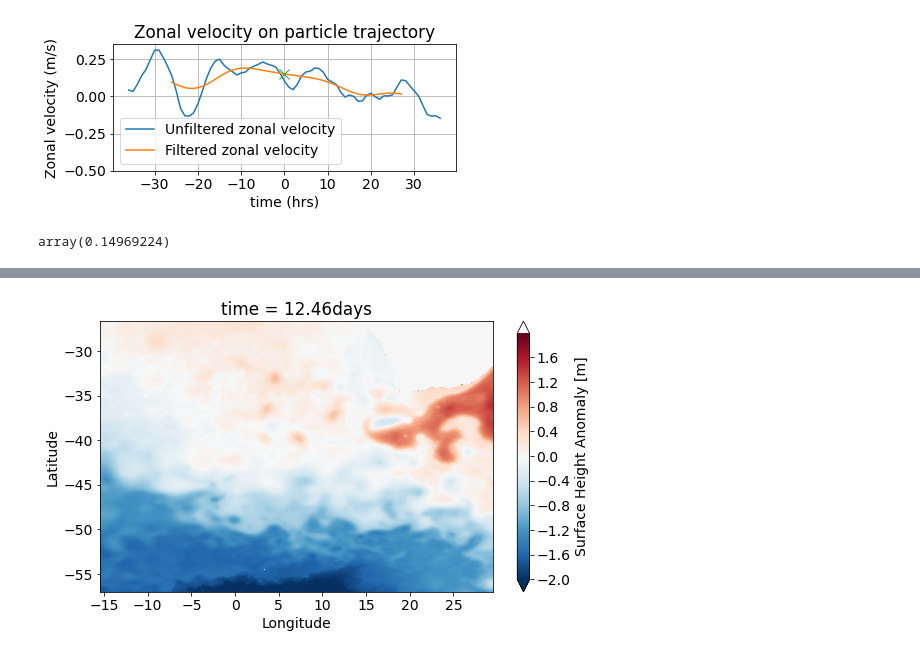
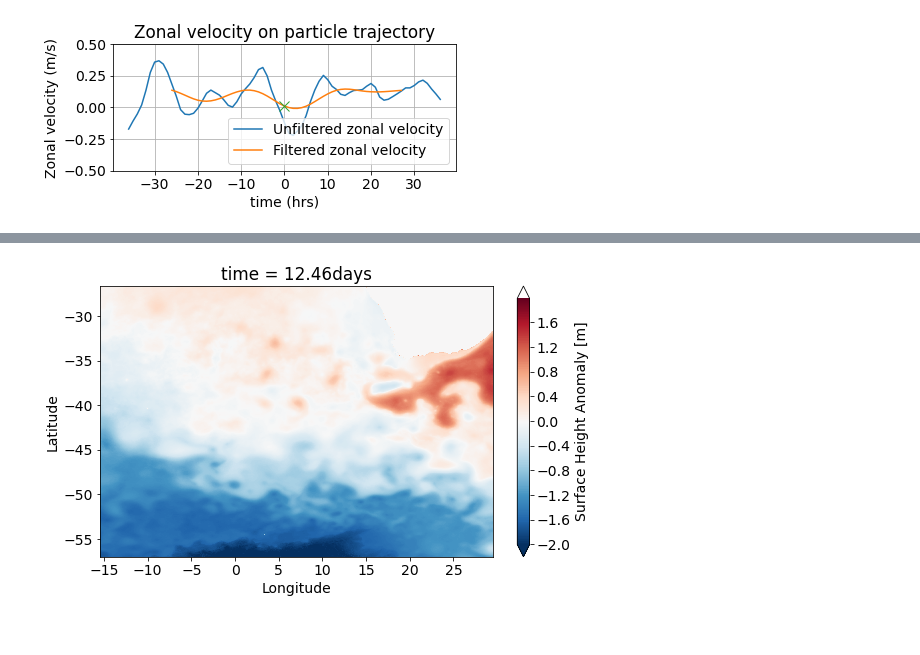
Before and after one commit to cspencerjones/separating-balanced, a Jupyter notebook: python/ginsburg_results/basic_figures.ipynb, the cells around one changed output, grey strips where cells are left out. Cells and saved outputs as stored; diff of their text form; code cells hidden in the pictures.

```diff
--- a/python/ginsburg_results/basic_figures.ipynb
+++ b/python/ginsburg_results/basic_figures.ipynb
@@ -78 +44,30 @@ for fileno in range(0,49):#nofiles
+# %%
+def lanczos(x, a):
+    return np.sinc(x/a)
+def sinc2(x, a):
+    return np.sinc(x/a)
+
+YC =np.fromfile('/swot/SUM01/spencer/swot_agulhas_test/YC.data', dtype='>f4')
+f = 2*2*np.pi/24/3600*np.sin(YC.reshape(2160,2160)[:,0]*np.pi/180)
+window_width=72
+weight = xr.DataArray(sinc2(np.expand_dims(np.arange(-window_width/2,window_width/2),1),np.expand_dims(np.pi/f/3600*1.1,0)), dims=['window','j'])
+#weight = xr.DataArray(sinc2(np.arange(-window_width/2,window_width/2), window_width/2), dims=['window'])
+nofiles=u_unfiltered.time.shape[0]
+u_eul_filtered = uvel_eul.U.chunk({'time':-1}).rolling(time=window_width, center=True).construct('window').dot(weight,dims='window')/weight.sum('window')
+v_eul_filtered = vvel_eul.V.chunk({'time':-1}).rolling(time=window_width, center=True).construct('window').dot(weight,dims='window')/weight.sum('window')
+eta_eul_filtered = eta_eul.Eta.chunk({'time':-1}).rolling(time=window_width, center=True).construct('window').dot(weight,dims='window')/weight.sum('window')
+u_eul_filtered = u_eul_filtered.isel(time=slice(44,44+nofiles)).assign_coords({'time':np.arange(0,nofiles)*3600})
+v_eul_filtered = v_eul_filtered.isel(time=slice(44,44+nofiles)).assign_coords({'time':np.arange(0,nofiles)*3600})
+eta_eul_filtered = eta_eul_filtered.isel(time=slice(44,44+nofiles)).assign_coords({'time':np.arange(0,nofiles)*3600})
+uvel_eul = uvel_eul.isel(time=slice(44,44+nofiles)).assign_coords({'time':np.arange(0,nofiles)*3600})
+vvel_eul = vvel_eul.isel(time=slice(44,44+nofiles)).assign_coords({'time':np.arange(0,nofiles)*3600})
+eta_eul = eta_eul.isel(time=slice(44,44+nofiles)).assign_coords({'time':np.arange(0,nofiles)*3600})
+# %%
+def lanczos(x, a):
+    return np.sinc(x/a)
+
+window_width=72
+weight = xr.DataArray(sinc2(np.expand_dims(np.arange(-window_width/2,window_width/2),1),np.expand_dims(np.pi/f/3600*1.1,0)), dims=['window','j'])
+
+windowed_u = ds.u.rolling(time=window_width, center=True).construct('window').dot(weight)/np.sum(weight)
 # %%
@@ -179,21 +159,17 @@ Data variables:
 # %%
 plt.figure(figsize=(6,3))
 ds.isel(x0=740,y0=1780,z0=3).assign_coords(time=ds.time/3600).u.plot(label='Unfiltered zonal velocity')
 windowed_u.isel(x0=740,y0=1780,z0=3).assign_coords(time=ds.time/3600).plot(label='Filtered zonal velocity')
-plt.plot(0,0.14969224,marker='x',markersize=10)
+plt.plot(0,windowed_u.isel(x0=740,y0=1780,z0=3).sel(time=0).values,marker='x',markersize=10)
 plt.grid()
 plt.title('Zonal velocity on particle trajectory')
 plt.xlabel('time (hrs)')
 plt.ylabel('Zonal velocity (m/s)')
 plt.legend()
-plt.ylim(-0.5,0.35)
+plt.ylim(-0.5,0.5)
 plt.tight_layout()
 
 fig = plt.gcf()
 fig.savefig("smoothed_vel.png")
 # %% [output]
-[figure, old version]
+[figure, new version]
-# %%
-windowed_u.isel(x0=740,y0=1780,z0=3).assign_coords(time=ds.time/3600).sel(time=0).values#.plot.line(x='time')
-# %% [output]
-array(0.14969224)
```
Also changed, not shown: parts of 19 cells of this notebook, 7 other files.
